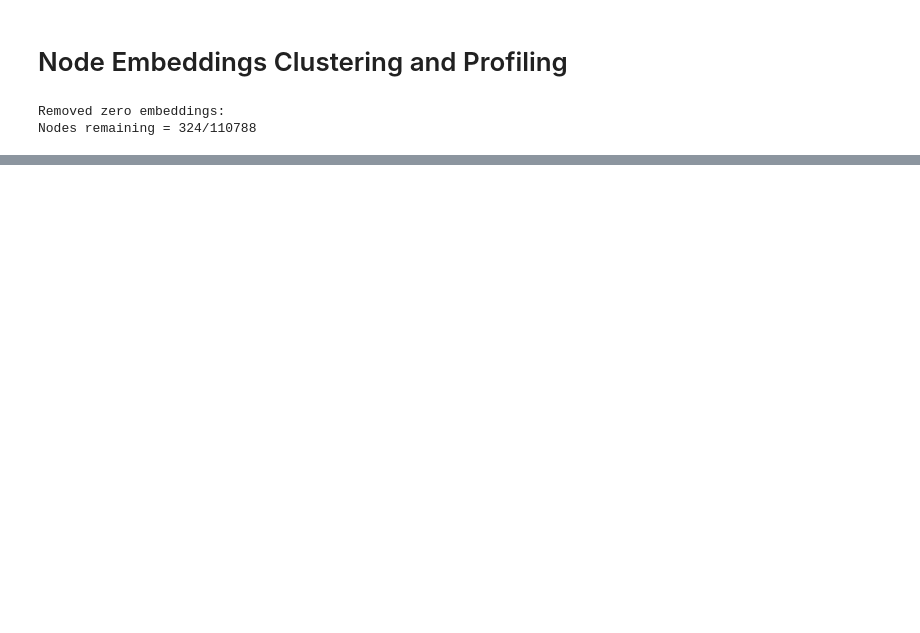
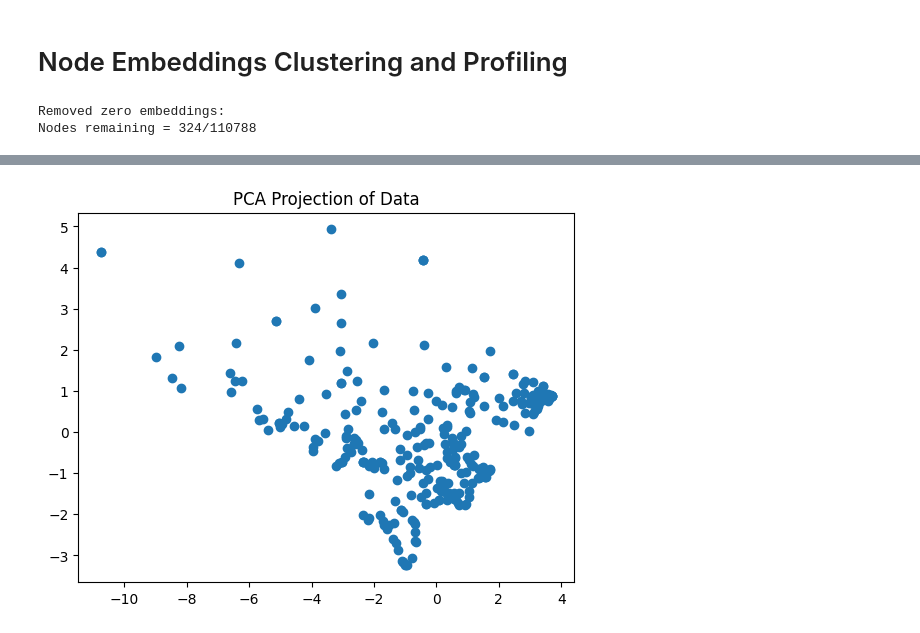
Before and after one commit to Xron7/FakeNewsDetection, a Jupyter notebook: network/node_clustering.ipynb, the cells around one changed output, grey strips where cells are left out. Cells and saved outputs as stored; diff of their text form; code cells hidden in the pictures; blank space fills up the shorter version.

```diff
--- a/network/node_clustering.ipynb
+++ b/network/node_clustering.ipynb
@@ -12,15 +12,28 @@ seed = 42
 # %%
-df = pd.read_csv(PATH + 'node_embeddings.csv')
+emb_df = pd.read_csv(PATH + 'node_embeddings.csv')
 # %%
-n_rows = df.shape[0]
+n_rows = emb_df.shape[0]
 
-embedding_cols = df.columns.to_list()
+embedding_cols = emb_df.columns.to_list()
 embedding_cols.remove('user_id')
 
 # Remove zeros
-df = df.loc[~(df[embedding_cols] == 0.0).all(axis=1)]
+emb_df = emb_df.loc[~(emb_df[embedding_cols] == 0.0).all(axis=1)]
 print('Removed zero embeddings:')
-print(f"Nodes remaining = {df.shape[0]}/{n_rows}")
+print(f"Nodes remaining = {emb_df.shape[0]}/{n_rows}")
 # %% [output]
 Removed zero embeddings:
 Nodes remaining = 324/110788
+# %%
+nodes_df = pd.read_csv(PATH + 'node_features.csv')
+node_columns = nodes_df.columns.tolist()
+node_columns.remove('user_id')
+df = nodes_df.merge(emb_df, on="user_id", how="inner")
+# %%
+metrics_df = pd.read_csv(PATH + 'graph_metrics.csv')
+metrics_df.rename(columns={"node": "user_id"}, inplace=True)
+metrics_columns = metrics_df.columns.tolist()
+metrics_columns.remove('Unnamed: 0')
+metrics_columns.remove('user_id')
+df = df.merge(metrics_df, on="user_id", how="inner")
+df.head()
@@ -29,3 +74,15 @@ from sklearn.preprocessing import StandardScaler
 
 scaler = StandardScaler()
 X = scaler.fit_transform(df[embedding_cols])
+# %%
+from sklearn.decomposition import PCA
+import matplotlib.pyplot as plt
+
+pca = PCA(n_components=2)
+X_2D = pca.fit_transform(X)
+
+plt.scatter(X_2D[:, 0], X_2D[:, 1])
+plt.title("PCA Projection of Data")
+plt.show()
+# %% [output]
+[figure, added]
```
Also changed, not shown: parts of 19 cells of this notebook, 1 other file.
